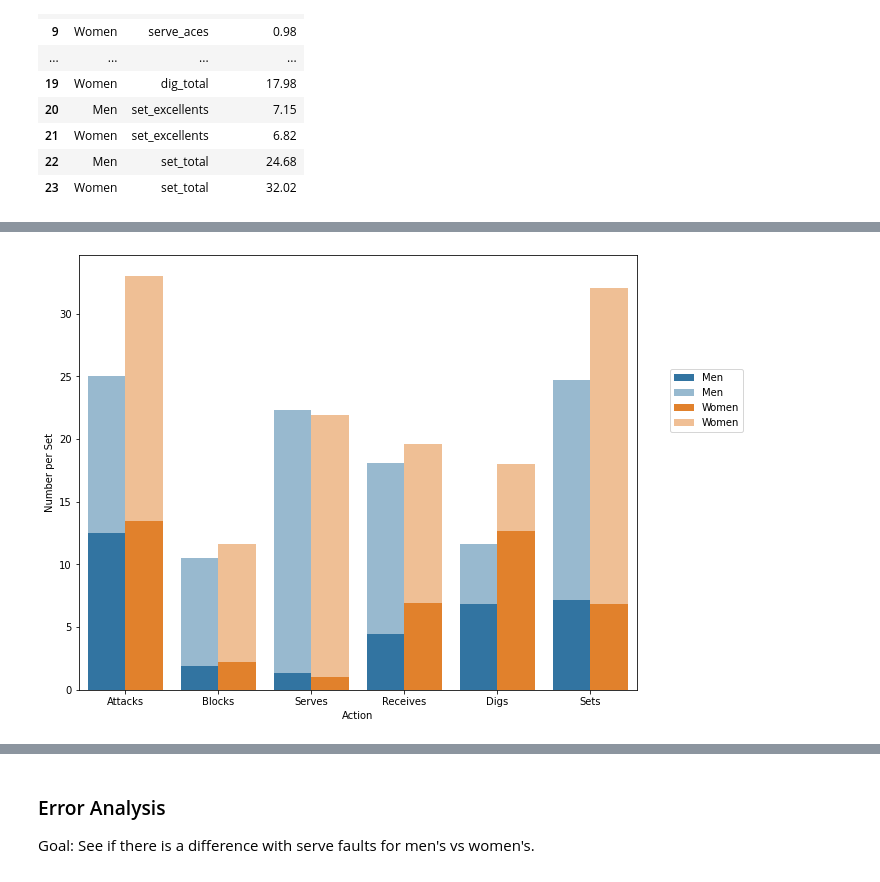
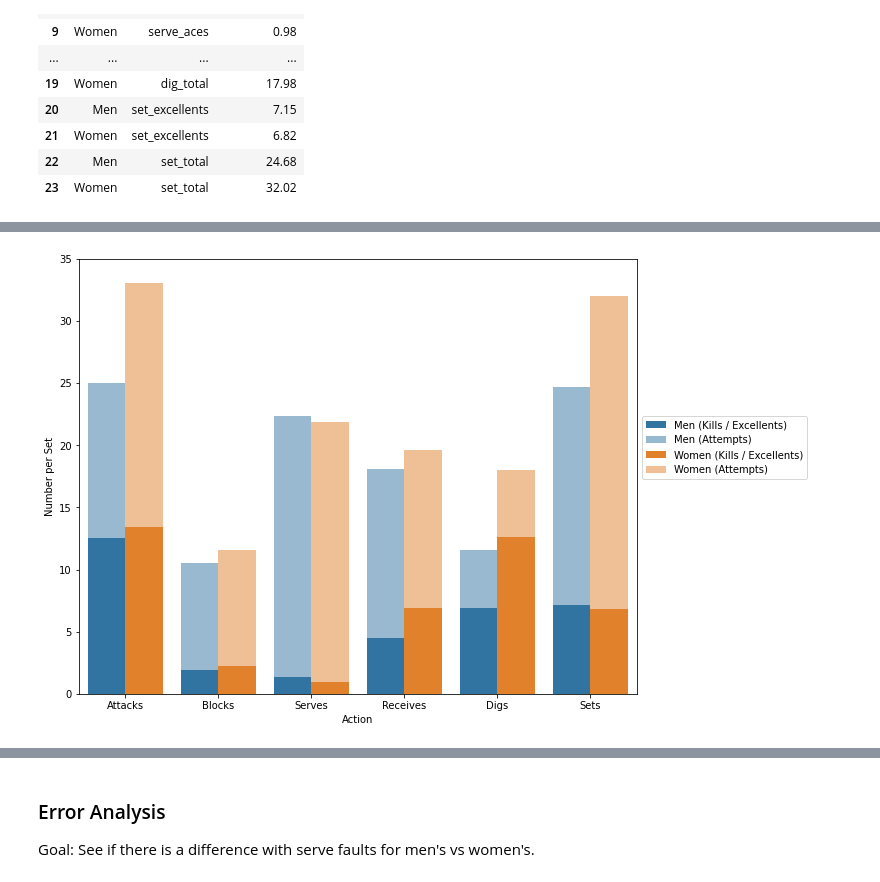
Before and after one commit to emdomingo/vnl2022-stats-exploration, a Jupyter notebook: notebooks/02-men-vs-women-comparision.ipynb, the cells around one changed output, grey strips where cells are left out. Cells and saved outputs as stored; diff of their text form; code cells hidden in the pictures.

Commit message:
Update mens vs womens analysis notebook

```diff
--- a/notebooks/02-men-vs-women-comparision.ipynb
+++ b/notebooks/02-men-vs-women-comparision.ipynb
@@ -109,8 +81,10 @@ trial_df
 | Men | 9388 | 18743 | 1414 | 7890 | 1005 | 16758 | 3367 | ... |
 | Women | 10497 | 25768 | 1753 | 9050 | 767 | 17088 | 5397 | ... |
 # %%
-trial_df = trial_df.iloc[:,:-1].div(trial_df['sets_played'], axis=0)
-trial_df
+# Getting the per set statistics
+
+attempts_df = attempts_df.iloc[:,:-1].div(attempts_df['sets_played'], axis=0)
+attempts_df
 # %% [output]
 |  | attack_kills | attack_total | block_kills | block_total | serve_aces | serve_total | rec_excellents | ... |
 | division |  |  |  |  |  |  |  | ... |
@@ -137,3 +111,9 @@ actions_per_set
 | 21 | Women | set_excellents | 6.82 |
 | 22 | Men | set_total | 24.68 |
 | 23 | Women | set_total | 32.02 |
+# %%
+# Separate out the kills/excellents to the attempts. The kills/excellents are all even columns so we can use that.
+# We'll also reshape the data for plotting.
+
+kills_df = attempts_df.iloc[:, ::2].reset_index().melt(id_vars='division', var_name='action', value_name='num_per_set')
+kills_df
@@ -140,5 +134,5 @@ actions_per_set
 # %%
-trial_df1 = trial_df.iloc[:, ::2].reset_index().melt(id_vars='division', var_name='action', value_name='num_per_set')
-trial_df1
+totals_df = attempts_df.iloc[:, 1::2].reset_index().melt(id_vars='division', var_name='action', value_name='num_per_set')
+totals_df
 # %% [output]
 |  | division | action | num_per_set |
@@ -184,26 +151,22 @@ sns.barplot(data=trial_df2, x='action', y='num_per_set', hue='division', alpha=0
 # %%
 plt.figure(figsize=(10, 8))
 
-ax = sns.barplot(data=trial_df1, x='action', y='num_per_set', hue='division')
-ax = sns.barplot(data=trial_df2, x='action', y='num_per_set', hue='division', alpha=0.5)
+ax = sns.barplot(data=kills_df, x='action', y='num_per_set', hue='division')
+ax = sns.barplot(data=totals_df, x='action', y='num_per_set', hue='division', alpha=0.5)
 
 ax.set_xticklabels(['Attacks', 'Blocks', 'Serves', 'Receives', 'Digs', 'Sets'])
 
 plt.xlabel('Action')
 plt.ylabel('Number per Set')
+plt.ylim(0,35)
 
+handles, _ = plt.gca().get_legend_handles_labels()
+labels = ['Men (Kills / Excellents)', 'Men (Attempts)', 'Women (Kills / Excellents)', 'Women (Attempts)']
 
-plt.legend()
-
-handles, labels = plt.gca().get_legend_handles_labels()
-
-#specify order of items in legend
 order = [0, 2, 1, 3]
 
-#add legend to plot
-plt.legend([handles[idx] for idx in order],[labels[idx] for idx in order], bbox_to_anchor=(1.05, 0.75))
-
+ax.legend([handles[idx] for idx in order], labels, bbox_to_anchor=(1, 0.65))
 
 plt.show()
 # %% [output]
-[figure, old version]
+[figure, new version]
```
Also changed, not shown: parts of 30 cells of this notebook.
